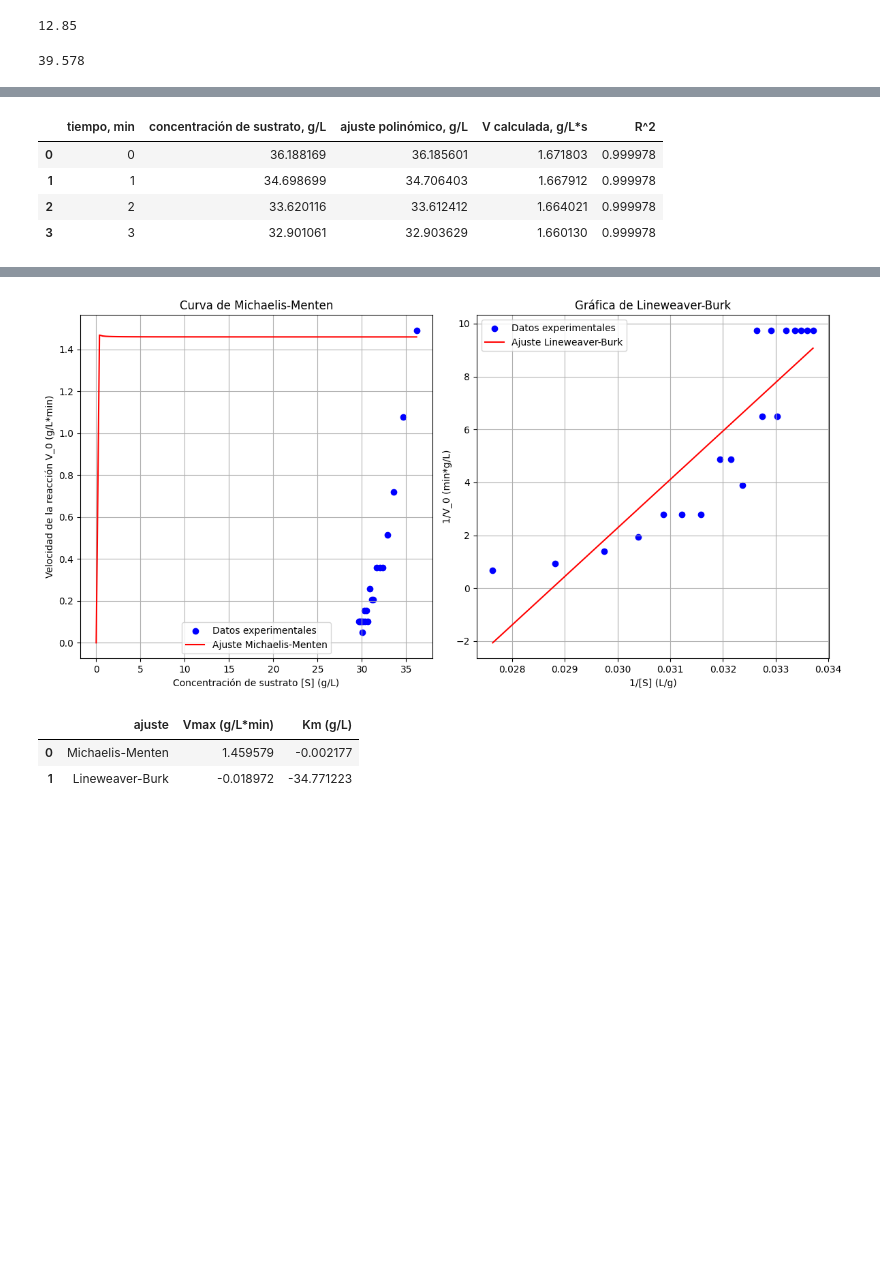
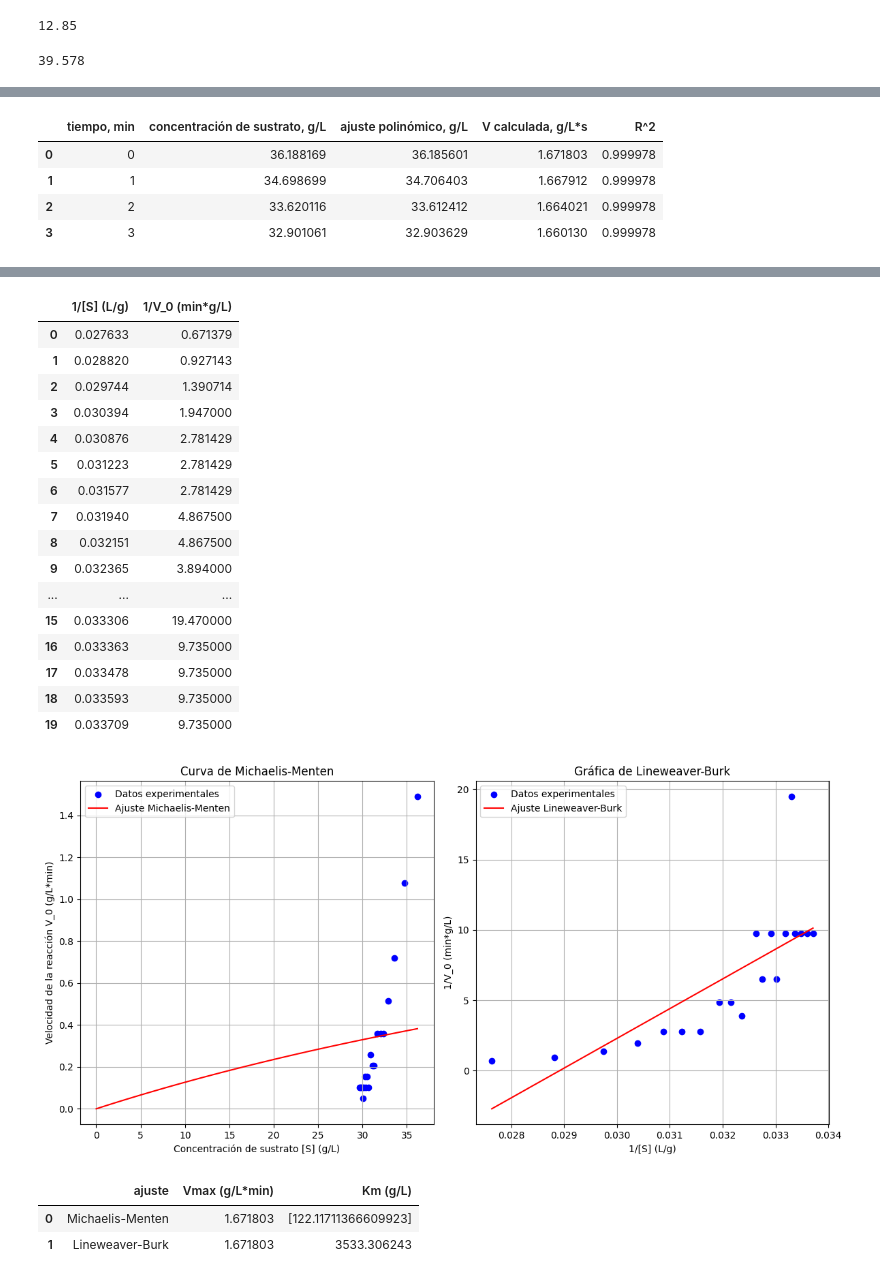
Before and after one commit to ChristianPh404/exp2, a Jupyter notebook: practica1.ipynb, the cells around one changed output, grey strips where cells are left out. Saved outputs shown, nothing was run; the diff lists cells and outputs as text; code cells hidden in the pictures; blank space fills up the shorter version.

```diff
--- a/practica1.ipynb
+++ b/practica1.ipynb
@@ -75,13 +75,14 @@ velocidades_iniciales = pd_calculo['pendiente'].values * C_0 / 100
 concentraciones_sustrato = concentraciones_sustrato[:-1]
 
 # Definir la ecuación de Michaelis-Menten
-def michaelis_menten(S, Vmax, Km):
+def michaelis_menten(S, Km):
     return (Vmax * S) / (Km + S)
 
 polinomio = np.polyfit(Datos['tiempo, min'][:4], concentraciones_sustrato[:4], 2) # Ajustar los primeros 4 puntos a un polinomio de grado 2
 polinomio_derivado = np.polyder(polinomio) # Derivar el polinomio para obtener la velocidad
 Cini = np.linspace(0, 1, 100) # Crear un array de tiempo para ajustar la velocidad
 Vini =abs( np.polyval(polinomio_derivado, Cini) )# Evaluar la derivada en t=0 para ajustar michaelis-menten
+Vmax = abs(Vini[0]) # La velocidad máxima es el valor de la derivada en t=0
 ajuste = np.polyval(polinomio, Datos['tiempo, min'][:4]) # Evaluar el polinomio ajustado en los primeros 4 puntos
 SS_res = np.sum((concentraciones_sustrato[:4] - ajuste) ** 2)
 SS_tot = np.sum((concentraciones_sustrato[:4] - np.mean(concentraciones_sustrato[:4])) ** 2)
@@ -95,10 +96,10 @@ pd_ajuste = pd.DataFrame({
 })
 display(pd_ajuste)
 # Ajustar los datos a la ecuación de Michaelis-Menten
-popt, pcov = curve_fit(michaelis_menten, Cini, Vini) #concentracion inicial y velocidad extrapolada a t0
-
+#popt, pcov = curve_fit(michaelis_menten, Cini, Vini) #concentracion inicial y velocidad extrapolada a t0
+popt, pcov = curve_fit(michaelis_menten, concentraciones_sustrato, velocidades_iniciales) #concentracion inicial y velocidad extrapolada a t0
 # Los parámetros ajustados son Vmax y Km
-Vmax, Km = popt
+Km = popt
 fig, axs = plt.subplots(2, 1, figsize=(10, 8))  # 2 filas, 1 columna
 
 # Subplot 1: Grado de hidrolisis vs tiempo
@@ -131,25 +132,30 @@ axs[1].grid(True)
 plt.tight_layout()
 plt.show()
 
+
 # Calcular los recíprocos de [S] y V_0
 inv_S = 1 / concentraciones_sustrato
 inv_V0 = 1 / velocidades_iniciales
-inv_S = np.delete(inv_S, 15)
-inv_V0 = np.delete(inv_V0, 15)
 
+pd_inversos = pd.DataFrame({
+    'velocidad inicial (g/L*min)': velocidades_iniciales,
+    'concentración de sustrato (g/L)': concentraciones_sustrato,
+    '1/[S] (L/g)': inv_S,
+    '1/V_0 (min*g/L)': inv_V0
+})
+display(pd_inversos)
 # Ajuste de la línea recta (Lineweaver-Burk)
 slope, intercept, r_value, p_value, std_err = linregress(inv_S, inv_V0)
 
 # Obtener Vmax y Km a partir de la pendiente e intercepto
-Vmax2 = 1 / intercept
-Km2 = slope * Vmax2
+Km2 = slope * Vmax
 
 # Crear subplots para Michaelis-Menten y Lineweaver-Burk
 fig, axs = plt.subplots(1, 2, figsize=(12, 6))  # 1 fila, 2 columnas
 
 # Gráfica de Michaelis-Menten (subplot 1)
 S_fit = np.linspace(0, max(concentraciones_sustrato), 100)
-V_fit = michaelis_menten(S_fit, Vmax, Km)
+V_fit = michaelis_menten(S_fit, Km)
 
 axs[0].scatter(concentraciones_sustrato, velocidades_iniciales, color='blue', label='Datos experimentales')
 axs[0].plot(S_fit, V_fit, color='red', label='Ajuste Michaelis-Menten')
@@ -177,7 +183,7 @@ plt.show()
 
 tabla_vmax_km = pd.DataFrame({
     'ajuste': ['Michaelis-Menten', 'Lineweaver-Burk'],
-    'Vmax (g/L*min)': [Vmax, Vmax2],
+    'Vmax (g/L*min)': [Vmax, Vmax],
     'Km (g/L)': [Km, Km2]
 })
 display(tabla_vmax_km)
@@ -226,4 +249,21 @@ display(tabla_vmax_km)
+|  | 1/[S] (L/g) | 1/V_0 (min*g/L) |
+| 0 | 0.027633 | 0.671379 |
+| 1 | 0.028820 | 0.927143 |
+| 2 | 0.029744 | 1.390714 |
+| 3 | 0.030394 | 1.947000 |
+| 4 | 0.030876 | 2.781429 |
+| 5 | 0.031223 | 2.781429 |
+| 6 | 0.031577 | 2.781429 |
+| 7 | 0.031940 | 4.867500 |
+| 8 | 0.032151 | 4.867500 |
+| 9 | 0.032365 | 3.894000 |
+| ... | ... | ... |
+| 15 | 0.033306 | 19.470000 |
+| 16 | 0.033363 | 9.735000 |
+| 17 | 0.033478 | 9.735000 |
+| 18 | 0.033593 | 9.735000 |
+| 19 | 0.033709 | 9.735000 |
-[figure, old version]
+[figure, new version]
-|  | ajuste | Vmax (g/L*min) | Km (g/L) |
-| 0 | Michaelis-Menten | 1.459579 | -0.002177 |
-| 1 | Lineweaver-Burk | -0.018972 | -34.771223 |
+|  | ajuste | Vmax (g/L*min) | Km (g/L) |
+| 0 | Michaelis-Menten | 1.671803 | [122.11711366609923] |
+| 1 | Lineweaver-Burk | 1.671803 | 3533.306243 |
```
Also changed, not shown: parts of 1 cell of this notebook, 3 other files.
